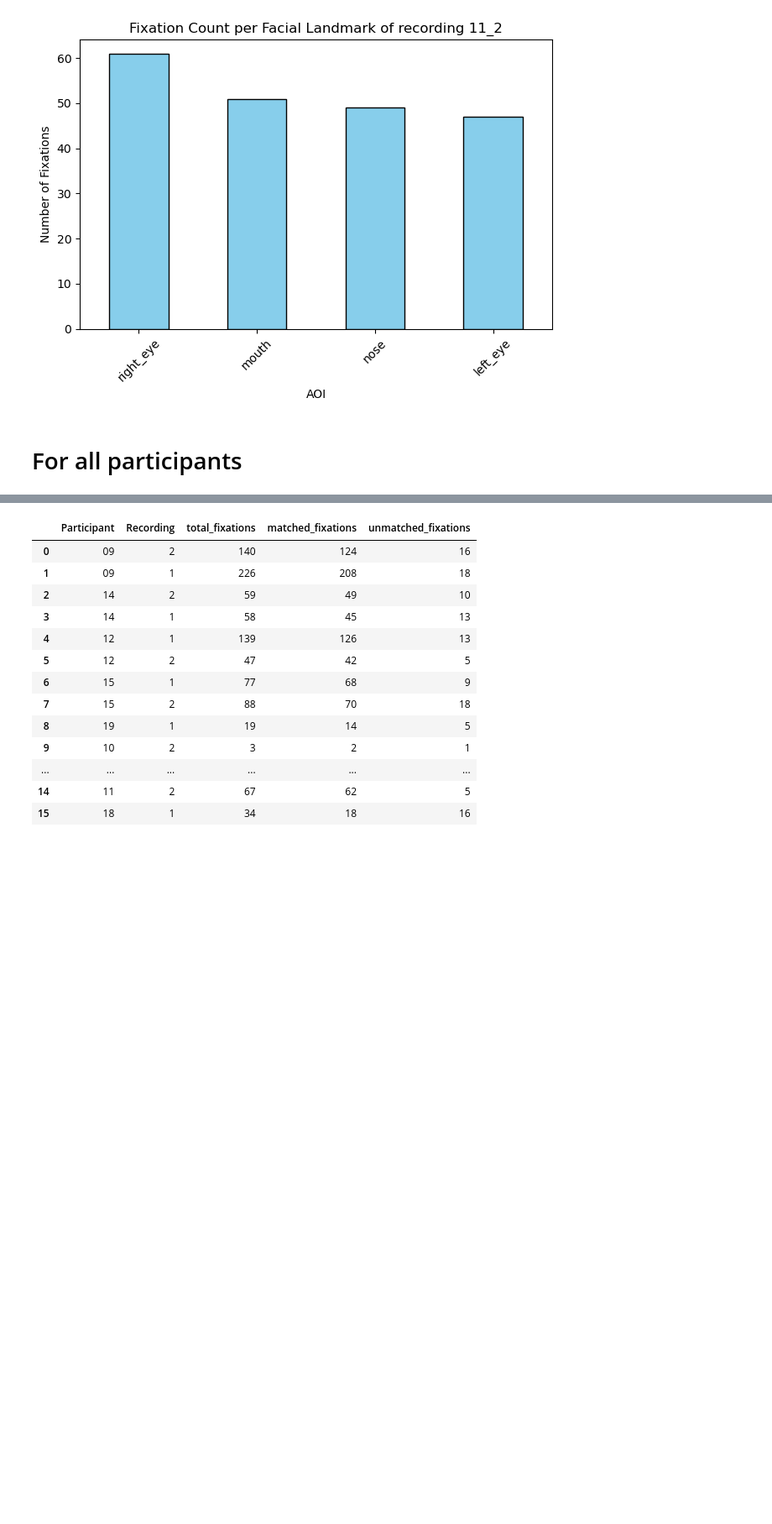
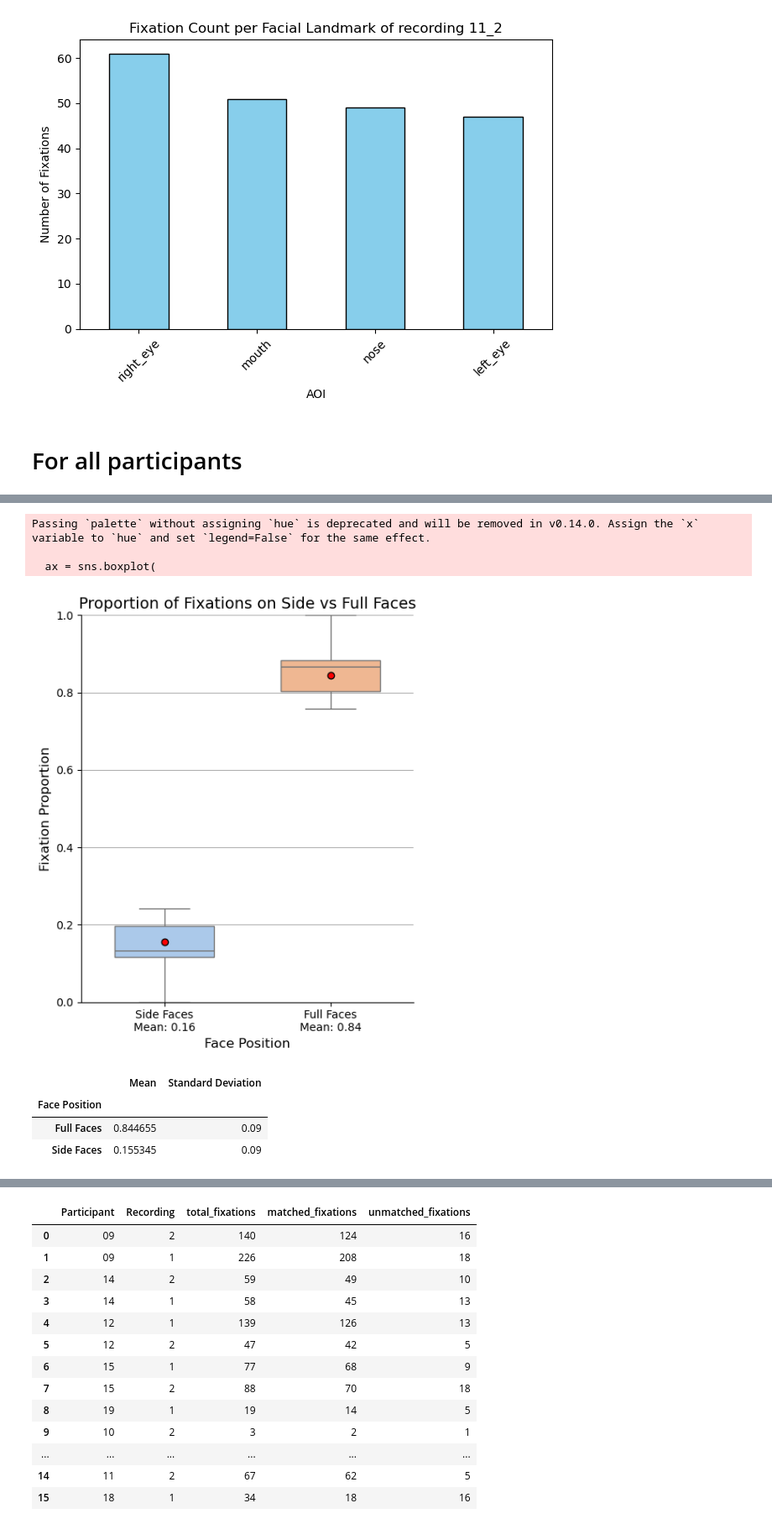
Before and after one commit to aliabugaga/Master-Thesis-Zaidan, a Jupyter notebook: face_landmarks_voronoi.ipynb, the cells around one changed output, grey strips where cells are left out. Shown at 84% size. Saved outputs shown, nothing was run; the diff lists cells and outputs as text; code cells hidden in the pictures; blank space fills up the shorter version.

Commit message:
side and full faces, dfs with mean and st d

```diff
--- a/face_landmarks_voronoi.ipynb
+++ b/face_landmarks_voronoi.ipynb
@@ -728 +781,81 @@ Number of unassigned fixations: 0
+# %%
+
+# Combine and compute proportions (same as before)
+agg_dict = {
+    "side-faces fixations": "sum",
+    "full-faces fixations": "sum",
+    "matched_fixations": "sum"
+}
+per_participant_results = results_df.groupby("Participant").agg(agg_dict).reset_index()
+per_participant_results['side_prop'] = per_participant_results['side-faces fixations'] / per_participant_results['matched_fixations']
+per_participant_results['full_prop'] = per_participant_results['full-faces fixations'] / per_participant_results['matched_fixations']
+
+# Melt to long format
+side_full_melted = per_participant_results.melt(
+    id_vars=['Participant'],
+    value_vars=['side_prop', 'full_prop'],
+    var_name='Face Position',
+    value_name='Fixation Proportion'
+)
+
+# Better labels
+side_full_melted['Face Position'] = side_full_melted['Face Position'].map({
+    'side_prop': 'Side Faces',
+    'full_prop': 'Full Faces'
+})
+
+# Calculate means for display
+group_means = side_full_melted.groupby('Face Position')['Fixation Proportion'].mean()
+category_order = ['Side Faces', 'Full Faces']
+new_labels = [f"{cat}\nMean: {group_means[cat]:.2f}" for cat in category_order]
+
+# Plot boxplot (vertical layout)
+plt.figure(figsize=(5, 6))
+ax = sns.boxplot(
+    data=side_full_melted,
+    x='Face Position',
+    y='Fixation Proportion',
+    order=category_order,
+    palette='pastel',
+    showmeans=True,
+    showfliers=False,
+    meanprops={"marker": "o", "markerfacecolor": "red", "markeredgecolor": "black"},
+    width=0.6
+)
+
+# Set new x-axis labels with means
+ax.set_xticklabels(new_labels)
+
+# Add titles and labels
+ax.set_title("Proportion of Fixations on Side vs Full Faces", fontsize=14)
+ax.set_ylabel("Fixation Proportion", fontsize=12)
+ax.set_xlabel("Face Position", fontsize=12)
+ax.yaxis.grid(True)
+
+sns.despine()
+plt.ylim(0, 1)
+plt.tight_layout()
+plt.show()
+# %% [output]
+Passing `palette` without assigning `hue` is deprecated and will be removed in v0.14.0. Assign the `x` variable to `hue` and set `legend=False` for the same effect.
+
+  ax = sns.boxplot(
+[figure, added]
+# %%
+# Compute summary stats: mean and standard deviation
+summary_full_side_df = side_full_melted.groupby('Face Position')['Fixation Proportion'].agg(['mean', 'std']).round(2)
+
+# Optional: Rename columns for clarity
+summary_df = summary_df.rename(columns={
+    'mean': 'Mean',
+    'std': 'Standard Deviation'
+})
+
+# Display the summary DataFrame
+display(summary_df)
+# %% [output]
+|  | Mean | Standard Deviation |
+| Face Position |  |  |
+| Full Faces | 0.844655 | 0.09 |
+| Side Faces | 0.155345 | 0.09 |
 # %% [markdown]
```
Also changed, not shown: parts of 13 cells of this notebook.
